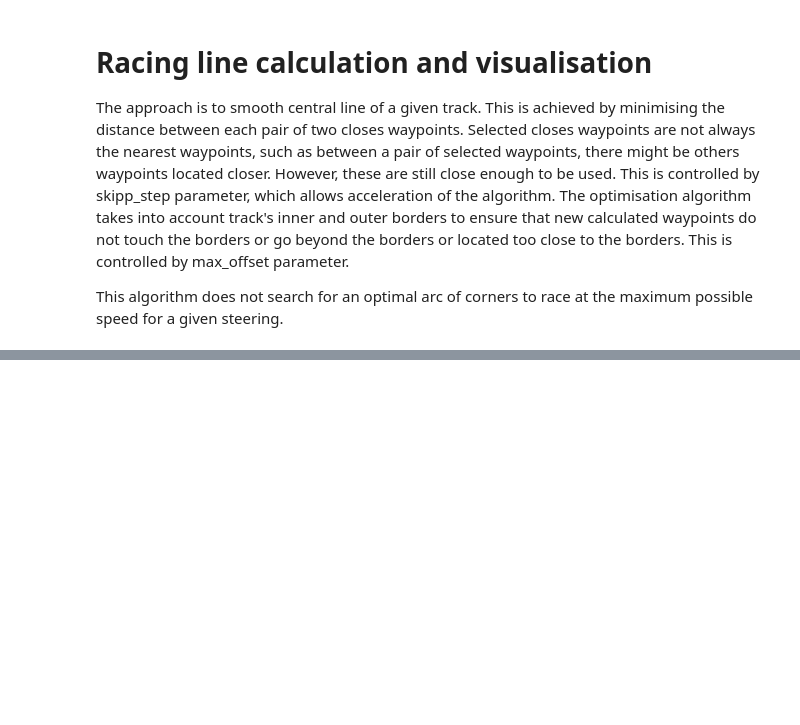
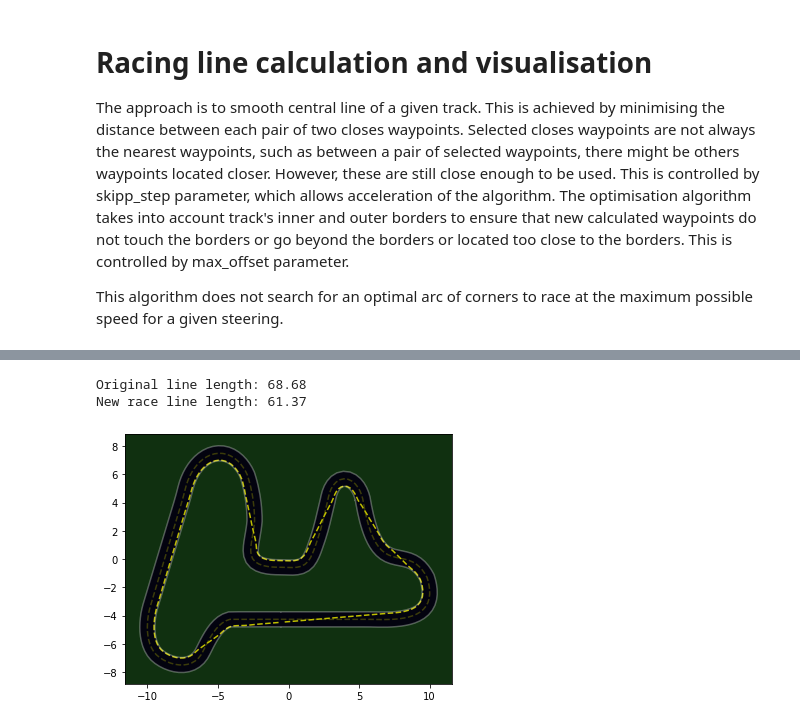
Before and after one commit to dp770/aws_deepracer_worksheet, a Jupyter notebook: src/racing_line.ipynb, the cells around one changed output, grey strips where cells are left out. Cells and saved outputs as stored; diff of their text form; code cells hidden in the pictures; blank space fills up the shorter version.

```diff
--- a/src/racing_line.ipynb
+++ b/src/racing_line.ipynb
@@ -121,7 +157,12 @@ track.show()
 # %%
 smooth_cline3 = smooth_central_line(center_line, max_offset, 0.10, 0.15, 0.50, 0.15, 0.10, skip_step=3)
 track = show_smooth_line(smooth_cline3, center_line, inner_border, outer_border)
-track.savefig("../tracks/%s_v3.png" % TRACK_NAME, bbox_inches='tight', dpi=200)
+if GENERATE_IMAGE_FILES:
+    track.savefig("../tracks/%s_v3.png" % TRACK_NAME, bbox_inches='tight', dpi=200)
 track.show()
+# %% [output]
+Original line length: 68.68
+New race line length: 61.37
+[figure, added]
 # %%
 smooth_cline2
```
Also changed, not shown: parts of 6 cells of this notebook.
